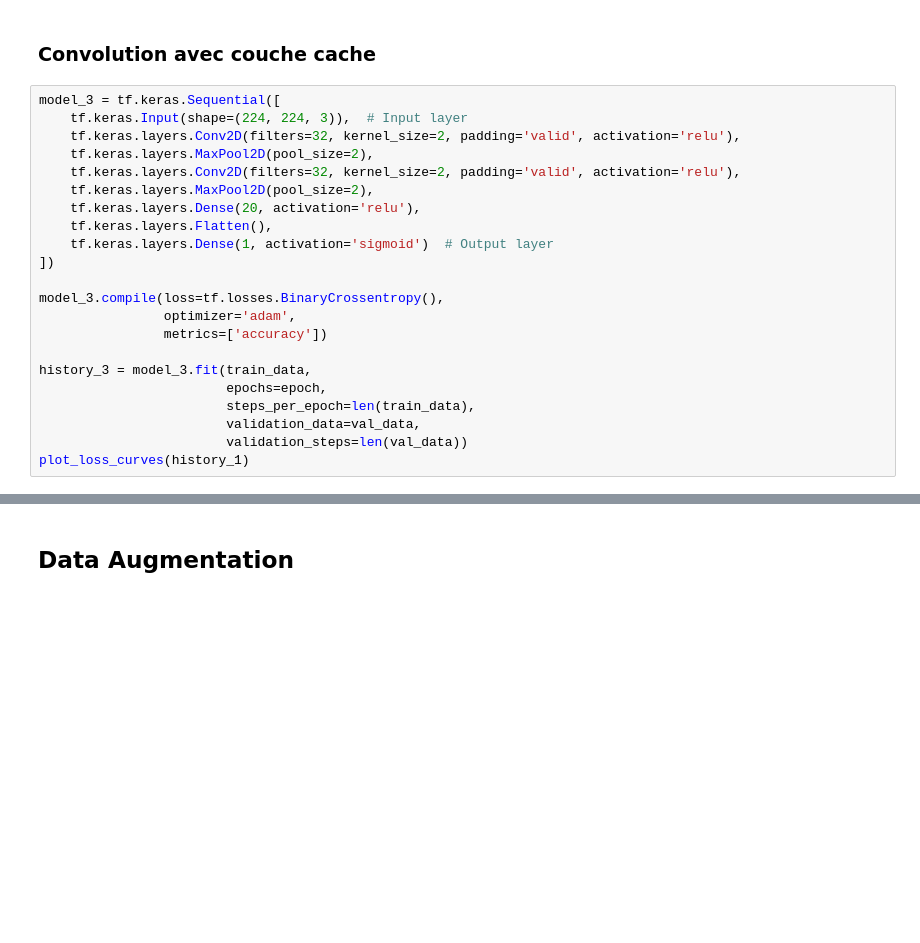
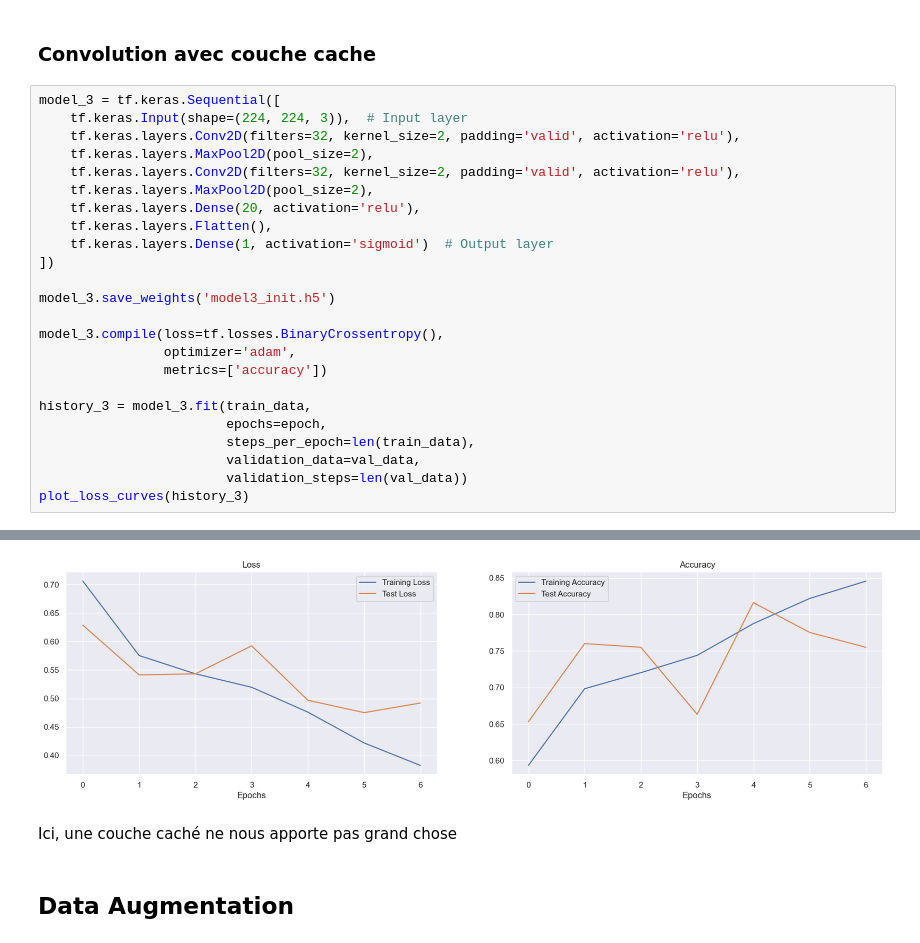
Before and after one commit to baudu69/TransferLearning, a Jupyter notebook: cnn.ipynb, the cells around one changed output, grey strips where cells are left out. Drawn from its saved outputs; the diff is of its cells as text; blank space fills up the shorter version.

```diff
--- a/cnn.ipynb
+++ b/cnn.ipynb
@@ -174,6 +177,8 @@ model_3 = tf.keras.Sequential([
     tf.keras.layers.Dense(1, activation='sigmoid')  # Output layer
 ])
 
+model_3.save_weights('model3_init.h5')
+
 model_3.compile(loss=tf.losses.BinaryCrossentropy(),
                 optimizer='adam',
                 metrics=['accuracy'])
@@ -183,4 +188,5 @@ history_3 = model_3.fit(train_data,
                         steps_per_epoch=len(train_data),
                         validation_data=val_data,
                         validation_steps=len(val_data))
-plot_loss_curves(history_1)
+plot_loss_curves(history_3)
+# %% [output]
@@ -187,3 +207,6 @@ plot_loss_curves(history_1)
+[figure, added]
+# %% [markdown]
+Ici, une couche caché ne nous apporte pas grand chose
 # %% [markdown]
 ## Data Augmentation
 # %%
```
Also changed, not shown: parts of 17 cells of this notebook.
